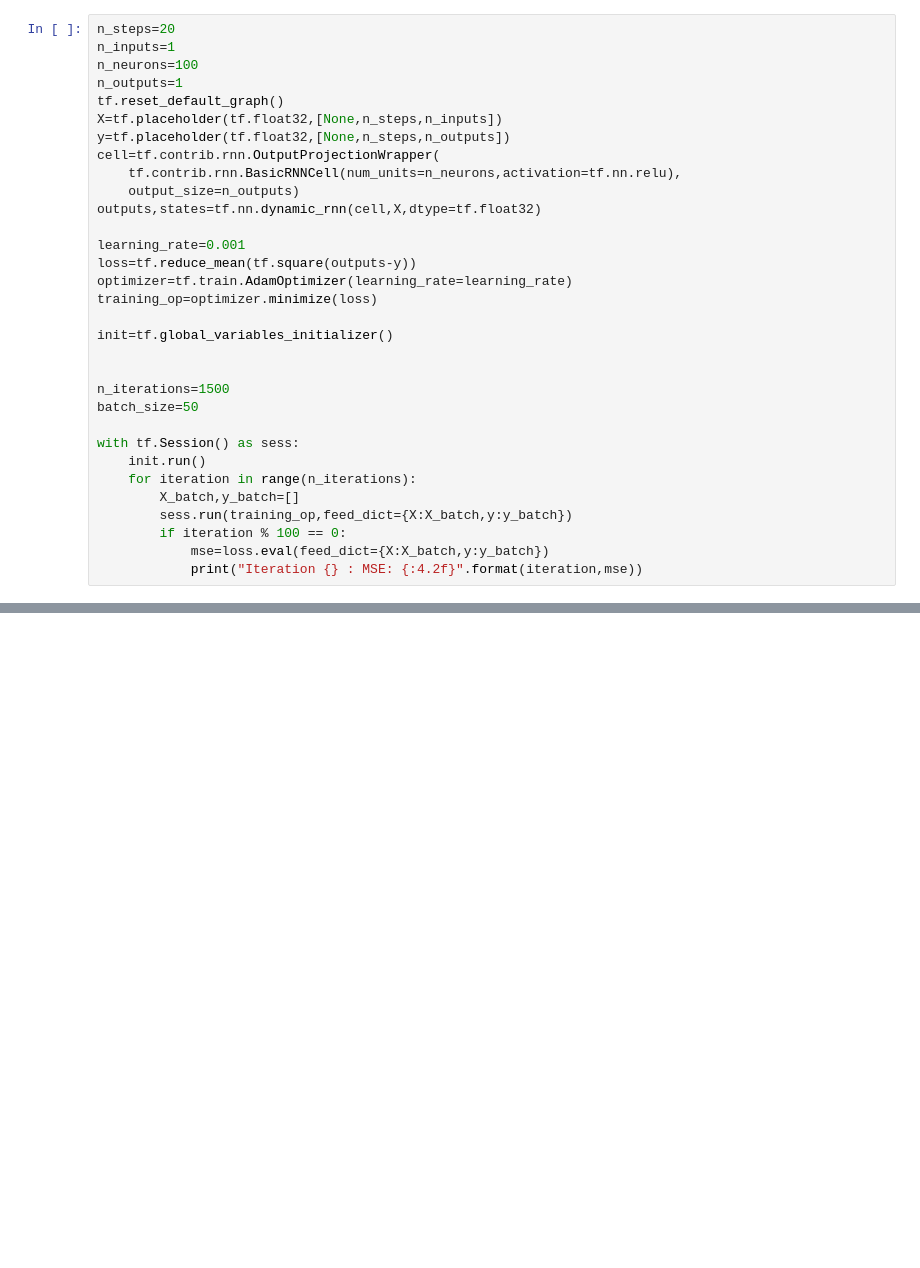
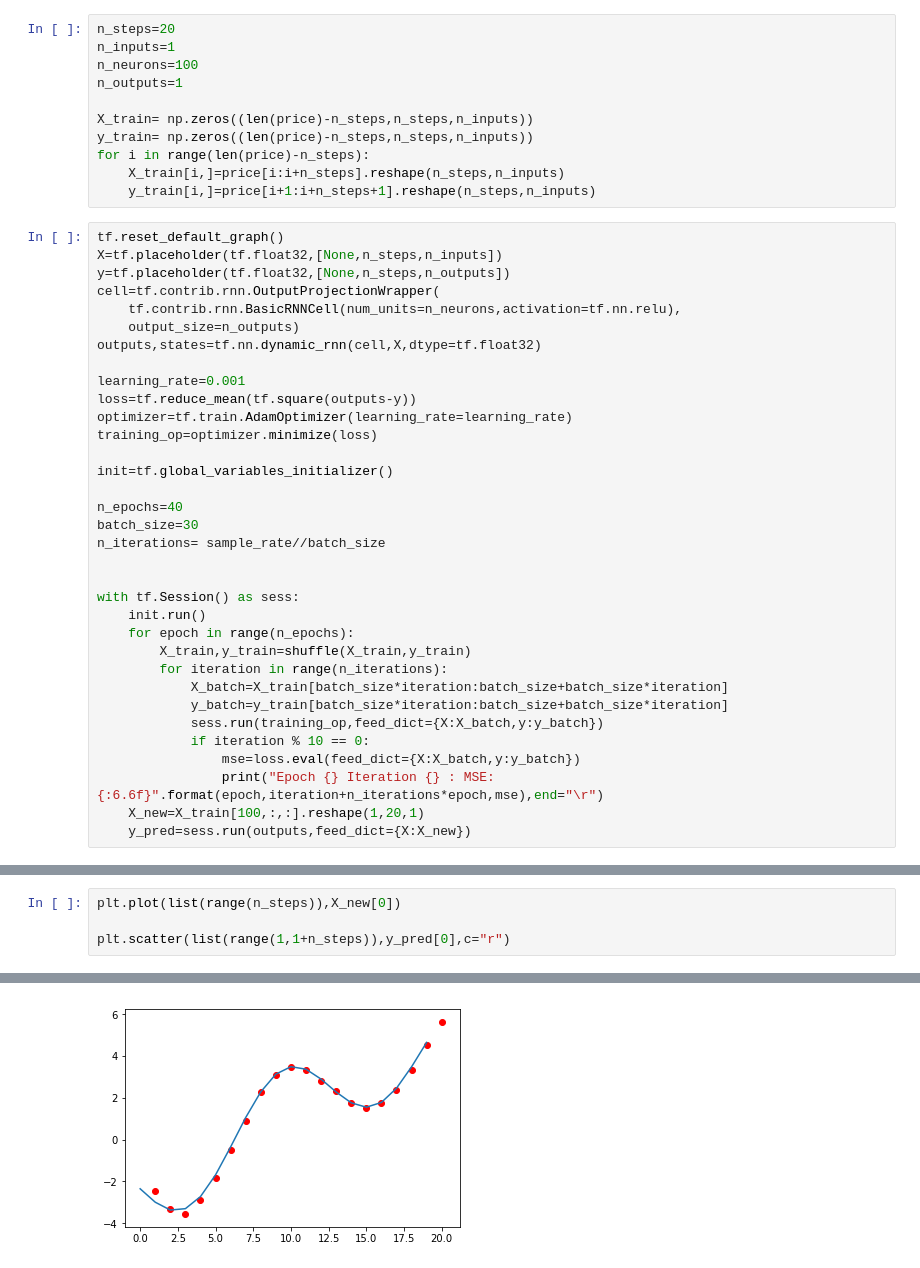
Before and after one commit to wayneyeye/udemy_deep_learning_practice, a Jupyter notebook: RNN_TimeSeries.ipynb, the cells around one changed output, grey strips where cells are left out. Saved outputs shown, nothing was run; the diff lists cells and outputs as text; blank space fills up the shorter version.

```diff
--- a/RNN_TimeSeries.ipynb
+++ b/RNN_TimeSeries.ipynb
@@ -10,11 +12,18 @@ plt.plot(time,target)
 # %% [output]
 [<matplotlib.lines.Line2D at 0x...>]
 [figure]
+# %%
+n_steps=20
+n_inputs=1
+n_neurons=100
+n_outputs=1
+
+X_train= np.zeros((len(price)-n_steps,n_steps,n_inputs))
+y_train= np.zeros((len(price)-n_steps,n_steps,n_inputs))
+for i in range(len(price)-n_steps):
+    X_train[i,]=price[i:i+n_steps].reshape(n_steps,n_inputs)
+    y_train[i,]=price[i+1:i+n_steps+1].reshape(n_steps,n_inputs)
 # %%
-n_steps=20
-n_inputs=1
-n_neurons=100
-n_outputs=1
 tf.reset_default_graph()
 X=tf.placeholder(tf.float32,[None,n_steps,n_inputs])
 y=tf.placeholder(tf.float32,[None,n_steps,n_outputs])
@@ -30,15 +39,21 @@ training_op=optimizer.minimize(loss)
 
 init=tf.global_variables_initializer()
 
+n_epochs=40
+batch_size=30
+n_iterations= sample_rate//batch_size
 
-n_iterations=1500
-batch_size=50
 
 with tf.Session() as sess:
     init.run()
-    for iteration in range(n_iterations):
-        X_batch,y_batch=[]
-        sess.run(training_op,feed_dict={X:X_batch,y:y_batch})
-        if iteration % 100 == 0:
-            mse=loss.eval(feed_dict={X:X_batch,y:y_batch})
-            print("Iteration {} : MSE: {:4.2f}".format(iteration,mse))
+    for epoch in range(n_epochs):
+        X_train,y_train=shuffle(X_train,y_train)
+        for iteration in range(n_iterations):
+            X_batch=X_train[batch_size*iteration:batch_size+batch_size*iteration]
+            y_batch=y_train[batch_size*iteration:batch_size+batch_size*iteration]
+            sess.run(training_op,feed_dict={X:X_batch,y:y_batch})
+            if iteration % 10 == 0:
+                mse=loss.eval(feed_dict={X:X_batch,y:y_batch})
+                print("Epoch {} Iteration {} : MSE: {:6.6f}".format(epoch,iteration+n_iterations*epoch,mse),end="\r")
+    X_new=X_train[100,:,:].reshape(1,20,1)
+    y_pred=sess.run(outputs,feed_dict={X:X_new})
@@ -44,0 +62,5 @@ with tf.Session() as sess:
+# %%
+plt.plot(list(range(n_steps)),X_new[0])
+
+plt.scatter(list(range(1,1+n_steps)),y_pred[0],c="r")
+# %% [output]
@@ -44,0 +68 @@ with tf.Session() as sess:
+[figure, added]
```
Also changed, not shown: parts of 4 cells of this notebook.
